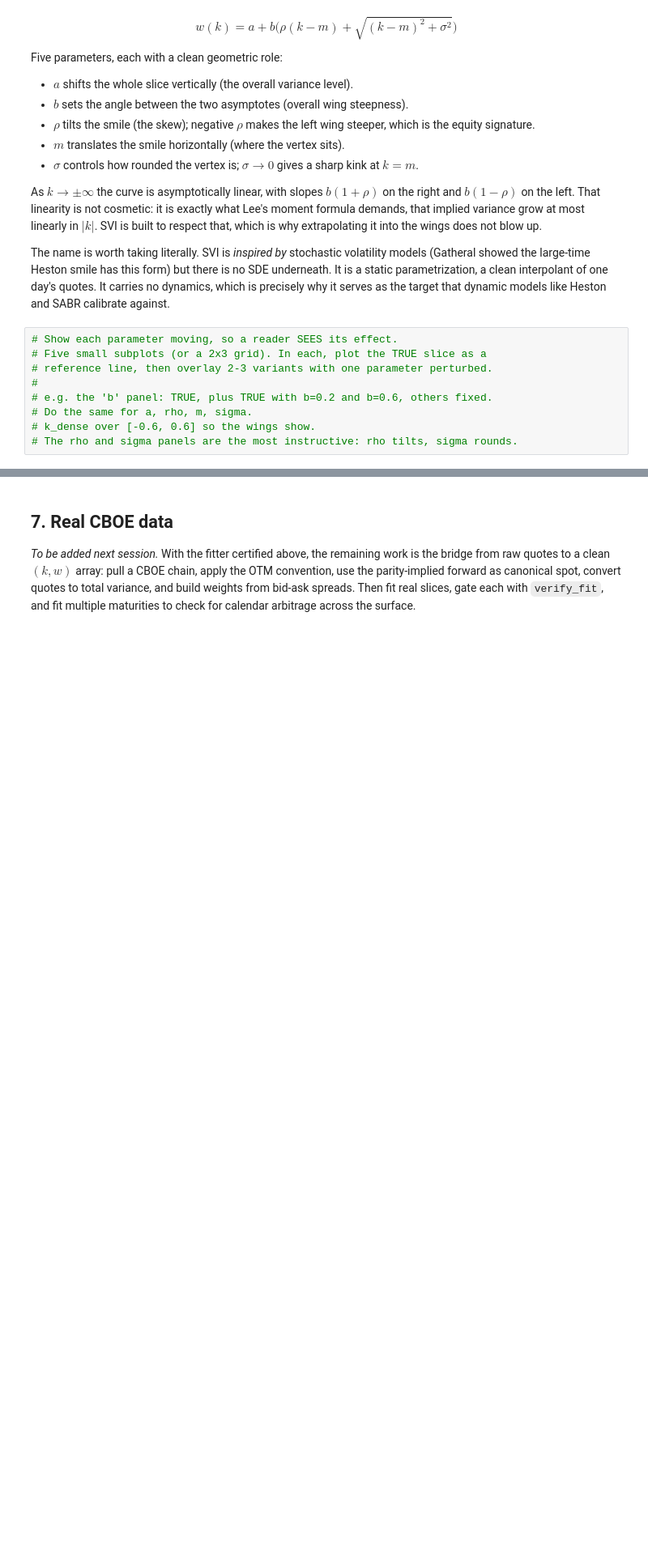
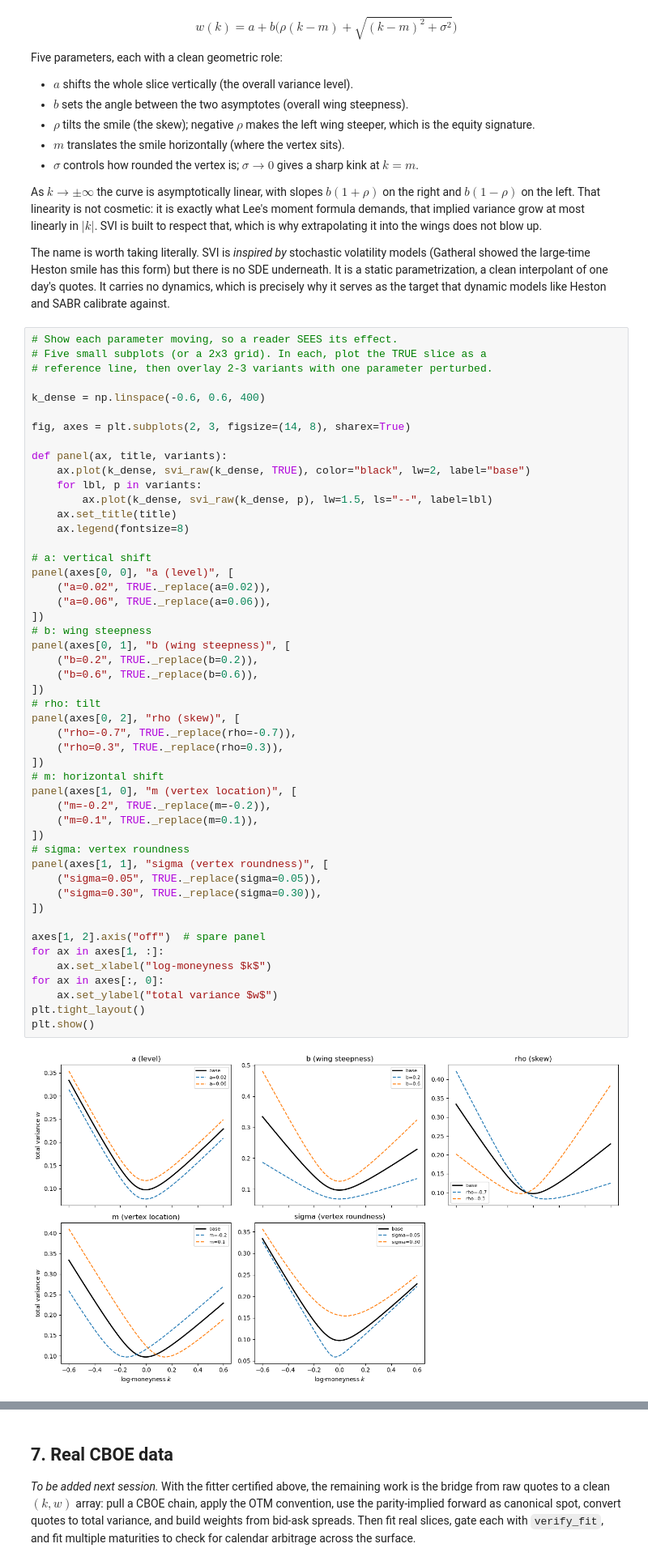
Before and after one commit to Kunvuthi/quant-project, a Jupyter notebook: notebooks/10_svi_fit.ipynb, the cells around one changed output, grey strips where cells are left out. Shown at 81% size. Cells and saved outputs as stored; diff of their text form; blank space fills up the shorter version.

```diff
--- a/notebooks/10_svi_fit.ipynb
+++ b/notebooks/10_svi_fit.ipynb
@@ -98,12 +110,54 @@ target that dynamic models like Heston and SABR calibrate against.
 # %%
 # Show each parameter moving, so a reader SEES its effect.
 # Five small subplots (or a 2x3 grid). In each, plot the TRUE slice as a
 # reference line, then overlay 2-3 variants with one parameter perturbed.
-#
-# e.g. the 'b' panel: TRUE, plus TRUE with b=0.2 and b=0.6, others fixed.
-# Do the same for a, rho, m, sigma.
-# k_dense over [-0.6, 0.6] so the wings show.
-# The rho and sigma panels are the most instructive: rho tilts, sigma rounds.
+
+k_dense = np.linspace(-0.6, 0.6, 400)
+
+fig, axes = plt.subplots(2, 3, figsize=(14, 8), sharex=True)
+
+def panel(ax, title, variants):
+    ax.plot(k_dense, svi_raw(k_dense, TRUE), color="black", lw=2, label="base")
+    for lbl, p in variants:
+        ax.plot(k_dense, svi_raw(k_dense, p), lw=1.5, ls="--", label=lbl)
+    ax.set_title(title)
+    ax.legend(fontsize=8)
+
+# a: vertical shift
+panel(axes[0, 0], "a (level)", [
+    ("a=0.02", TRUE._replace(a=0.02)),
+    ("a=0.06", TRUE._replace(a=0.06)),
+])
+# b: wing steepness
+panel(axes[0, 1], "b (wing steepness)", [
+    ("b=0.2", TRUE._replace(b=0.2)),
+    ("b=0.6", TRUE._replace(b=0.6)),
+])
+# rho: tilt
+panel(axes[0, 2], "rho (skew)", [
+    ("rho=-0.7", TRUE._replace(rho=-0.7)),
+    ("rho=0.3", TRUE._replace(rho=0.3)),
+])
+# m: horizontal shift
+panel(axes[1, 0], "m (vertex location)", [
+    ("m=-0.2", TRUE._replace(m=-0.2)),
+    ("m=0.1", TRUE._replace(m=0.1)),
+])
+# sigma: vertex roundness
+panel(axes[1, 1], "sigma (vertex roundness)", [
+    ("sigma=0.05", TRUE._replace(sigma=0.05)),
+    ("sigma=0.30", TRUE._replace(sigma=0.30)),
+])
+
+axes[1, 2].axis("off")  # spare panel
+for ax in axes[1, :]:
+    ax.set_xlabel("log-moneyness $k$")
+for ax in axes[:, 0]:
+    ax.set_ylabel("total variance $w$")
+plt.tight_layout()
+plt.show()
+# %% [output]
+[figure, added]
 # %% [markdown]
 ## 3. Why total variance, not implied vol
 
```
Also changed, not shown: parts of 18 cells of this notebook.
